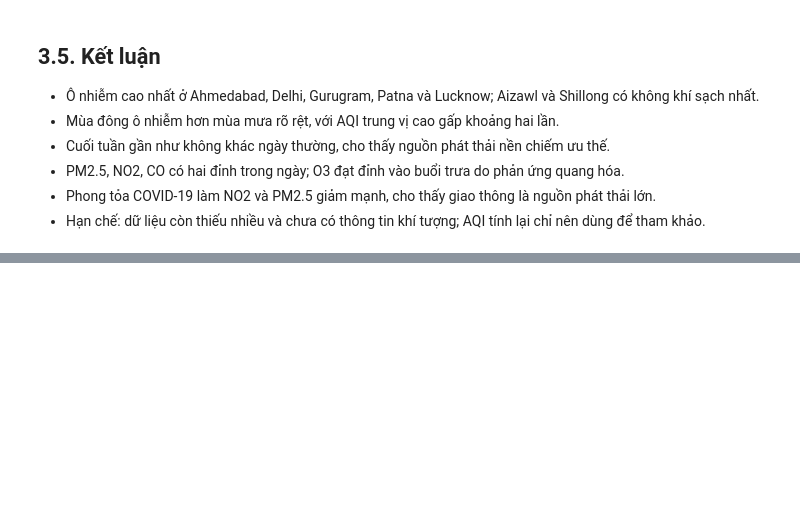
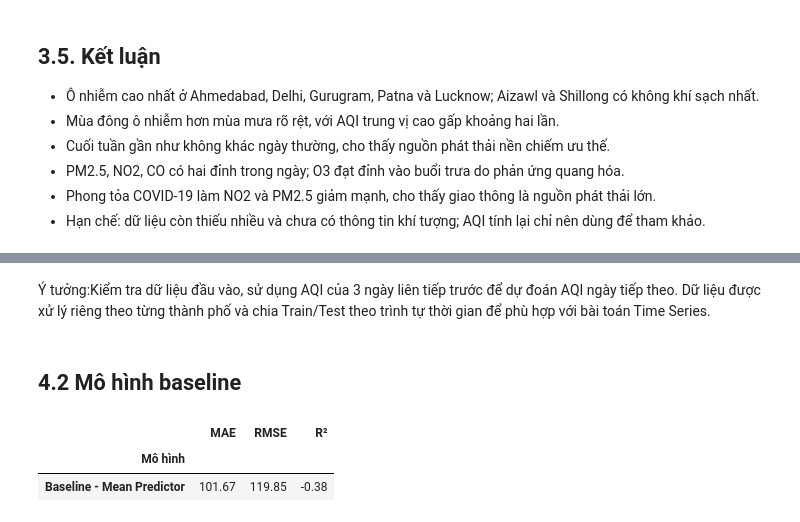
Before and after one commit to duo-3-nguyen/data-science-nhom-2, a Jupyter notebook: notebooks/main.ipynb, the cells around one changed output, grey strips where cells are left out. Drawn from its saved outputs; the diff is of its cells as text; code cells hidden in the pictures; blank space fills up the shorter version.

```diff
--- a/notebooks/main.ipynb
+++ b/notebooks/main.ipynb
@@ -1597,0 +1762,27 @@ Trong giai đoạn phong tỏa, NO2 và PM2.5 đều giảm mạnh so với cùn
+# %% [markdown]
+Ý tưởng:Kiểm tra dữ liệu đầu vào, sử dụng AQI của 3 ngày liên tiếp trước để dự đoán AQI ngày tiếp theo. Dữ liệu được xử lý riêng theo từng thành phố và chia Train/Test theo trình tự thời gian để phù hợp với bài toán Time Series.
+# %% [markdown]
+## 4.2 Mô hình baseline
+# %%
+# 5. Mô hình Baseline - Mean Predictor
+
+from sklearn.dummy import DummyRegressor
+from sklearn.metrics import mean_absolute_error, mean_squared_error, r2_score
+
+baseline_model = DummyRegressor(strategy="mean")
+baseline_model.fit(X_train, y_train)
+
+y_pred_baseline = baseline_model.predict(X_test)
+
+baseline_results = pd.DataFrame([{
+    "Mô hình": "Baseline - Mean Predictor",
+    "MAE": mean_absolute_error(y_test, y_pred_baseline),
+    "RMSE": np.sqrt(mean_squared_error(y_test, y_pred_baseline)),
+    "R²": r2_score(y_test, y_pred_baseline)
+}]).set_index("Mô hình")
+
+display(baseline_results.round(3))
+# %% [output]
+|  | MAE | RMSE | R² |
+| Mô hình |  |  |  |
+| Baseline - Mean Predictor | 101.67 | 119.85 | -0.38 |
```
Also changed, not shown: parts of 9 cells of this notebook.
